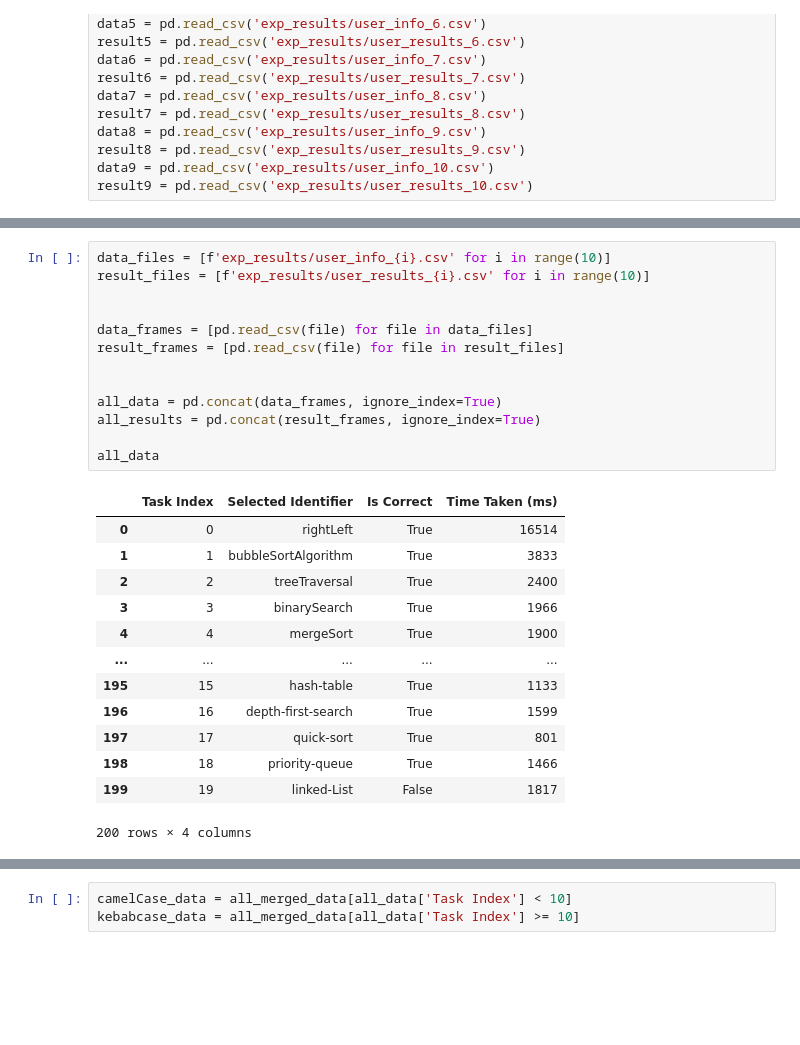
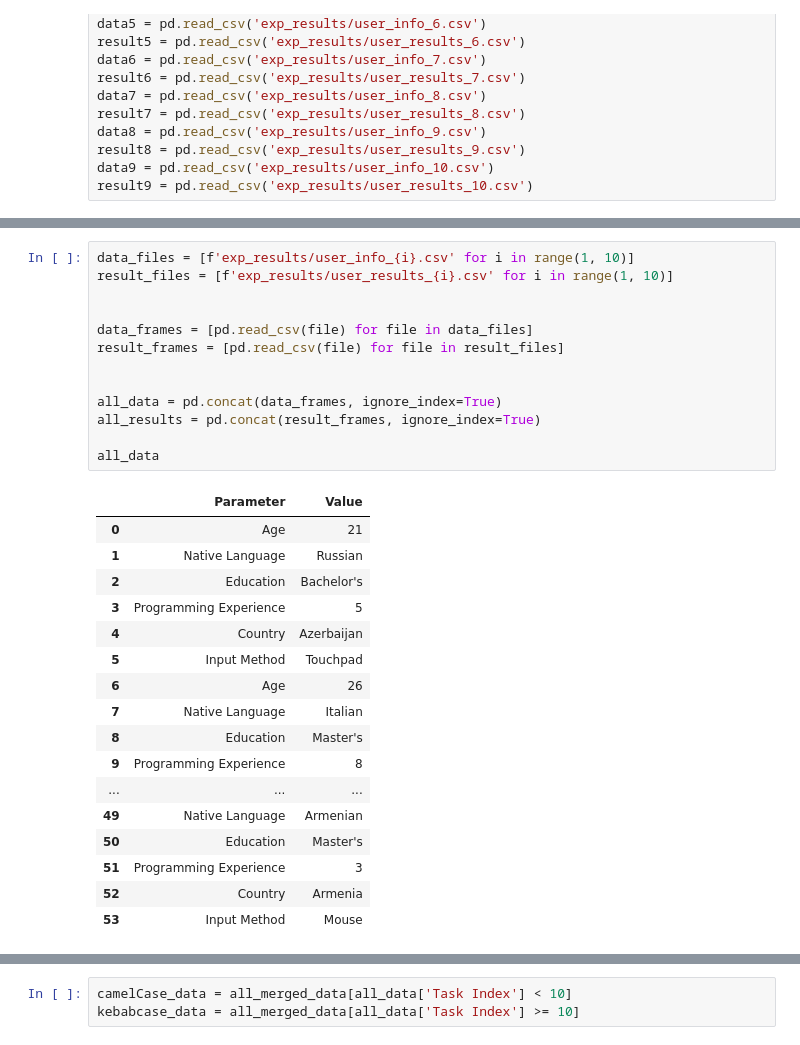
Before and after one commit to poladbachs/Exevalon, a Jupyter notebook: experimentation_2_BB/data.ipynb, the cells around one changed output, grey strips where cells are left out. Saved outputs shown, nothing was run; the diff lists cells and outputs as text; blank space fills up the shorter version.

```diff
--- a/experimentation_2_BB/data.ipynb
+++ b/experimentation_2_BB/data.ipynb
@@ -48,30 +38,34 @@ data0
 # %%
-data_files = [f'exp_results/user_info_{i}.csv' for i in range(10)]
-result_files = [f'exp_results/user_results_{i}.csv' for i in range(10)]
+data_files = [f'exp_results/user_info_{i}.csv' for i in range(1, 10)]
+result_files = [f'exp_results/user_results_{i}.csv' for i in range(1, 10)]
 
 
 data_frames = [pd.read_csv(file) for file in data_files]
 result_frames = [pd.read_csv(file) for file in result_files]
 
 
 all_data = pd.concat(data_frames, ignore_index=True)
 all_results = pd.concat(result_frames, ignore_index=True)
 
 all_data
 # %% [output]
-|  | Task Index | Selected Identifier | Is Correct | Time Taken (ms) |
-| 0 | 0 | rightLeft | True | 16514 |
-| 1 | 1 | bubbleSortAlgorithm | True | 3833 |
-| 2 | 2 | treeTraversal | True | 2400 |
-| 3 | 3 | binarySearch | True | 1966 |
-| 4 | 4 | mergeSort | True | 1900 |
-| ... | ... | ... | ... | ... |
-| 195 | 15 | hash-table | True | 1133 |
-| 196 | 16 | depth-first-search | True | 1599 |
-| 197 | 17 | quick-sort | True | 801 |
-| 198 | 18 | priority-queue | True | 1466 |
-| 199 | 19 | linked-List | False | 1817 |
+|  | Parameter | Value |
+| 0 | Age | 21 |
+| 1 | Native Language | Russian |
+| 2 | Education | Bachelor's |
+| 3 | Programming Experience | 5 |
+| 4 | Country | Azerbaijan |
+| 5 | Input Method | Touchpad |
+| 6 | Age | 26 |
+| 7 | Native Language | Italian |
+| 8 | Education | Master's |
+| 9 | Programming Experience | 8 |
+| ... | ... | ... |
+| 49 | Native Language | Armenian |
+| 50 | Education | Master's |
+| 51 | Programming Experience | 3 |
+| 52 | Country | Armenia |
+| 53 | Input Method | Mouse |
-200 rows × 4 columns
 # %%
 result0
 # %% [output]
```
Also changed, not shown: parts of 6 cells of this notebook, 20 other files.
